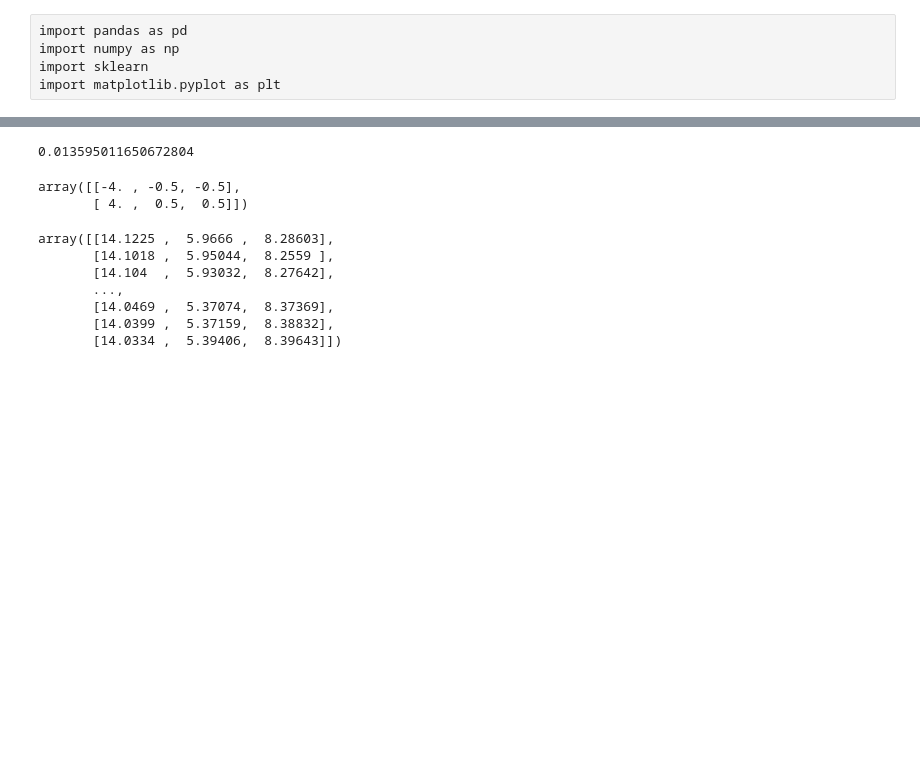
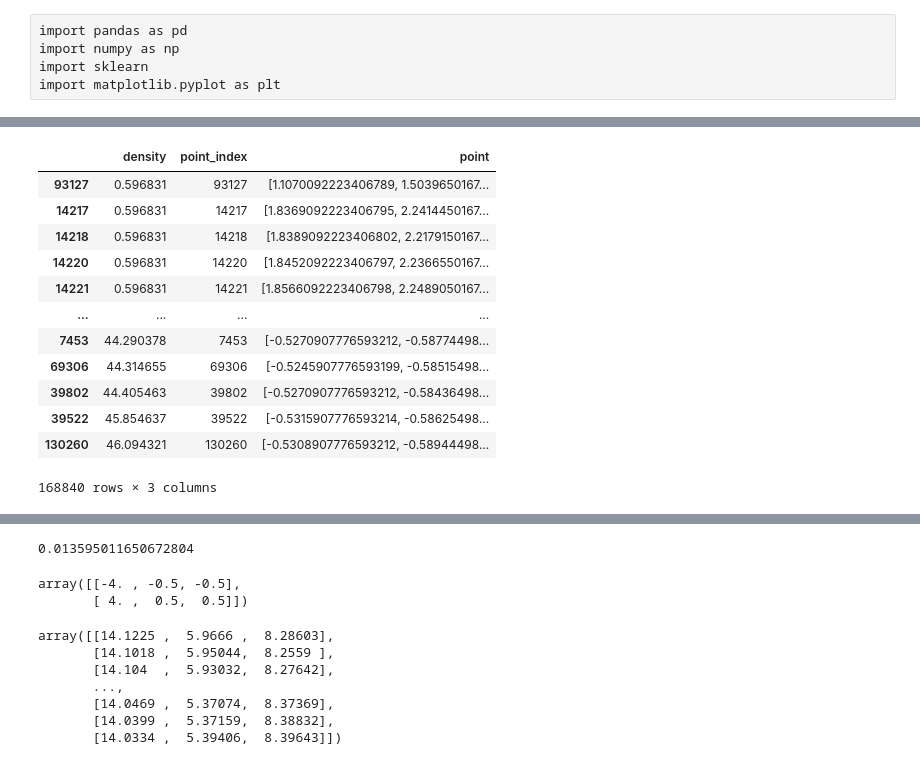
Before and after one commit to mukaiyama729/ResearchAnalysis, a Jupyter notebook: trial1.ipynb, the cells around one changed output, grey strips where cells are left out. Saved outputs shown, nothing was run; the diff lists cells and outputs as text; code cells hidden in the pictures; blank space fills up the shorter version.

```diff
--- a/trial1.ipynb
+++ b/trial1.ipynb
@@ -89,0 +234,16 @@ plt.show()
+# %%
+table.sort_values('density', ascending=True)
+# %% [output]
+|  | density | point_index | point |
+| 93127 | 0.596831 | 93127 | [1.1070092223406789, 1.5039650167... |
+| 14217 | 0.596831 | 14217 | [1.8369092223406795, 2.2414450167... |
+| 14218 | 0.596831 | 14218 | [1.8389092223406802, 2.2179150167... |
+| 14220 | 0.596831 | 14220 | [1.8452092223406797, 2.2366550167... |
+| 14221 | 0.596831 | 14221 | [1.8566092223406798, 2.2489050167... |
+| ... | ... | ... | ... |
+| 7453 | 44.290378 | 7453 | [-0.5270907776593212, -0.58774498... |
+| 69306 | 44.314655 | 69306 | [-0.5245907776593199, -0.58515498... |
+| 39802 | 44.405463 | 39802 | [-0.5270907776593212, -0.58436498... |
+| 39522 | 45.854637 | 39522 | [-0.5315907776593214, -0.58625498... |
+| 130260 | 46.094321 | 130260 | [-0.5308907776593212, -0.58944498... |
+168840 rows × 3 columns
```
Also changed, not shown: parts of 21 cells of this notebook, 3 other files.
